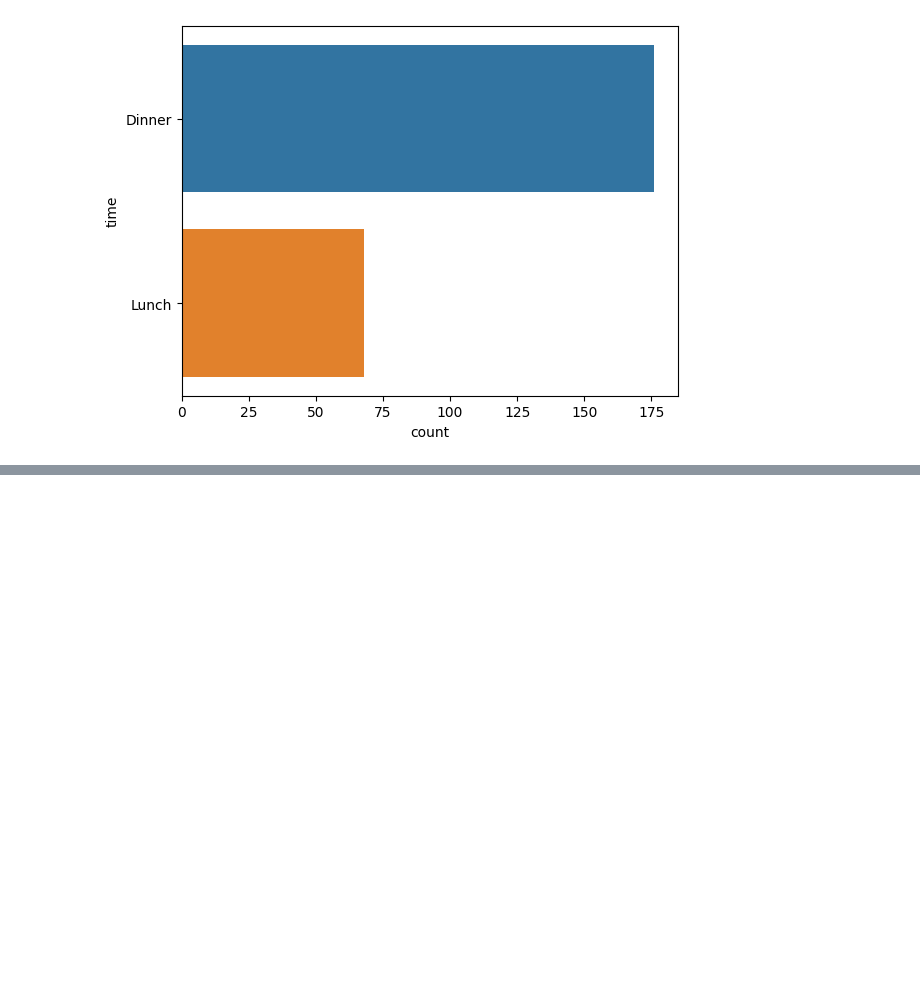
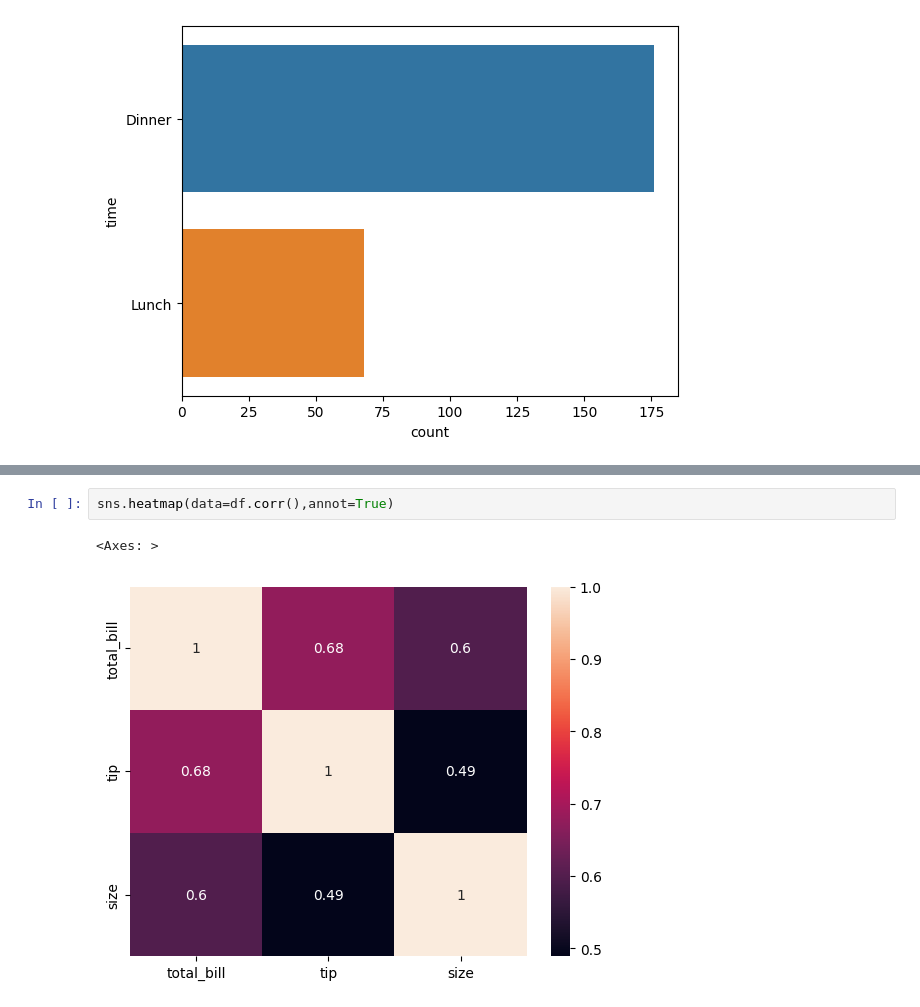
Before and after one commit to Frenz86/formart, a Jupyter notebook: Less08IntroML/01CORRtips.ipynb, the cells around one changed output, grey strips where cells are left out. Saved outputs shown, nothing was run; the diff lists cells and outputs as text; blank space fills up the shorter version.

```diff
--- a/Less08IntroML/01CORRtips.ipynb
+++ b/Less08IntroML/01CORRtips.ipynb
@@ -91,0 +94,5 @@ sns.countplot(y='time',data=df);
+# %%
+sns.heatmap(data=df.corr(),annot=True)
+# %% [output]
+<Axes: >
+[figure, added]
```
Also changed, not shown: parts of 2 cells of this notebook, 3 other files.
